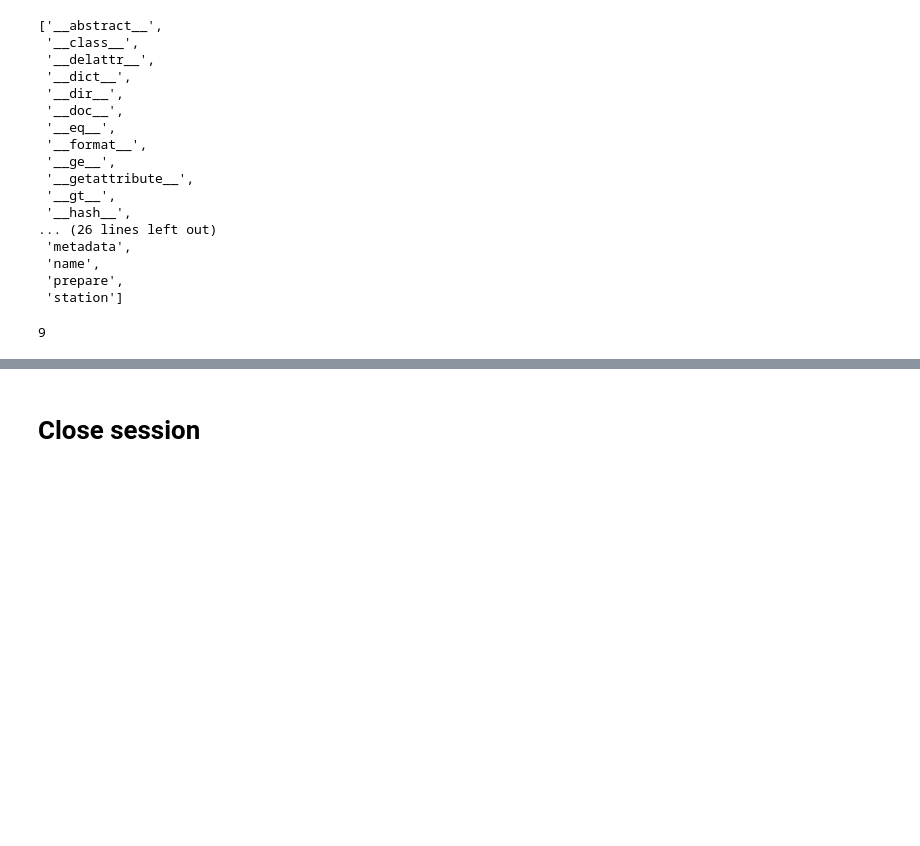
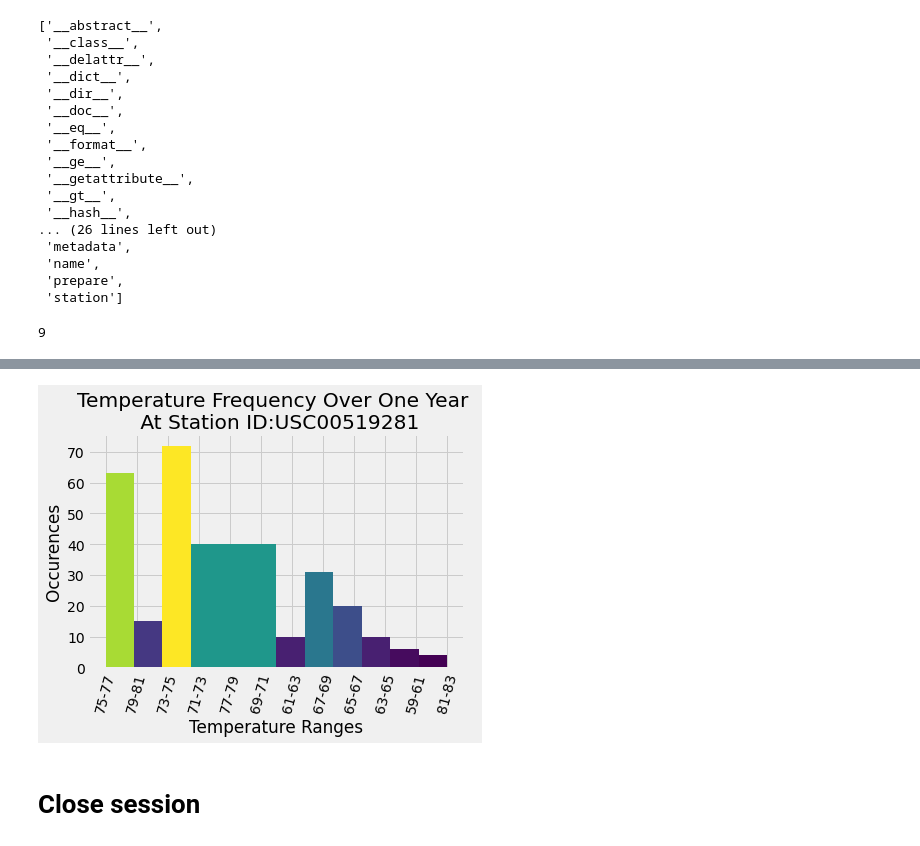
Before and after one commit to 3065923/Climate_Analysis_Burns, a Jupyter notebook: Instructions/Climate_Burns.ipynb, the cells around one changed output, grey strips where cells are left out. Cells and saved outputs as stored; diff of their text form; code cells hidden in the pictures; blank space fills up the shorter version.

Commit message:
Completed Staion session query. Histogram of temperature ranges created.

```diff
--- a/Instructions/Climate_Burns.ipynb
+++ b/Instructions/Climate_Burns.ipynb
@@ -233,0 +285,3 @@ session.query(Measurement.station, func.count(Measurement.station).label('Statio
+# %%
+temp_df= pd.DataFrame(temp_rows).set_index('Date').sort_values(by= 'Date')
+temp_df
@@ -233,0 +310,10 @@ session.query(Measurement.station, func.count(Measurement.station).label('Statio
+# %%
+# Create the bins in which Data will be held
+temp_bins = [59, 61, 63, 65, 67, 69, 71, 73, 75, 77, 79, 81, 83]
+
+temp_bin_names = ['59-61', '61-63', '63-65', '65-67', '67-69', '69-71', '71-73', '73-75', '75-77', '77-79', '79-81', '81-83']
+# %%
+# use pd.cut to add column with appropriate corresponding bins
+
+temp_df["Temperature Range"] = pd.cut(temp_df["Temperature"], temp_bins, labels=temp_bin_names, include_lowest=True)
+temp_df
@@ -234,3 +335,55 @@ session.query(Measurement.station, func.count(Measurement.station).label('Statio
+# %%
+# Use Pandas Plotting with Matplotlib to plot the data
+
+#figure out binssssssssssssssssssssssssssssssssssssssssssssssssssssssssssssssssssssssssss
+
+fig2, ax2 = plt.subplots()
+
+x_temp_ranges= temp_df['Temperature Range']
+# y_temperature= temp_df['Temperature']
+
+ax2.set_xlabel('Temperature Ranges')
+plt.xticks(rotation = 75) # Rotates X-Axis Ticks by 45-degrees
+ax2.set_ylabel('Occurences')
+ax2.set_title('Temperature Frequency Over One Year \n At Station ID:USC00519281')
+
+
+
+ax2.hist(x_temp_ranges, bins=12, density=True)
+
+
+
+
+
+
+
+
+#test
+N, bins, patches = ax2.hist(x_temp_ranges, bins=12)
+
+# N, bins, edges = ax2.hist(x_temp_ranges, bins=12, edgecolor='k')
+
+# We'll color code by height, but you could use any scalar
+fracs = N / N.max()
+
+# we need to normalize the data to 0..1 for the full range of the colormap
+norm = colors.Normalize(fracs.min(), fracs.max())
+
+# Now, we'll loop through our objects and set the color of each accordingly
+for thisfrac, thispatch in zip(fracs, patches):
+    color = plt.cm.viridis(norm(thisfrac))
+    thispatch.set_facecolor(color)
+
+
+ax2.hist(x_temp_ranges, bins=12, density=True)
+
+
+
+
+# plt.figure(figsize=(200,10),facecolor='red',edgecolor='blue')
+plt.show()
+# %% [output]
+[figure, added]
 # %% [markdown]
 # Close session
 # %%
```
Also changed, not shown: parts of 9 cells of this notebook.
